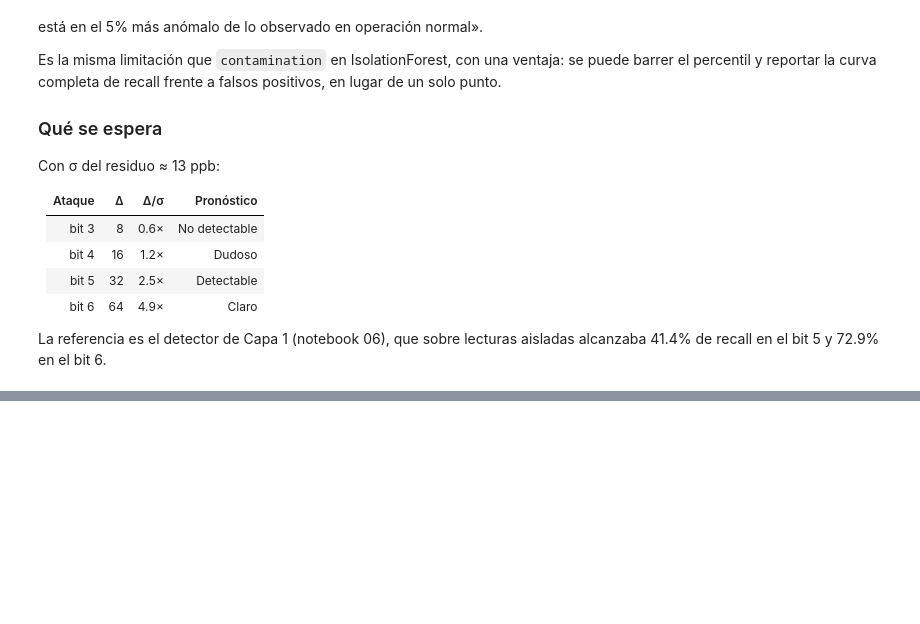
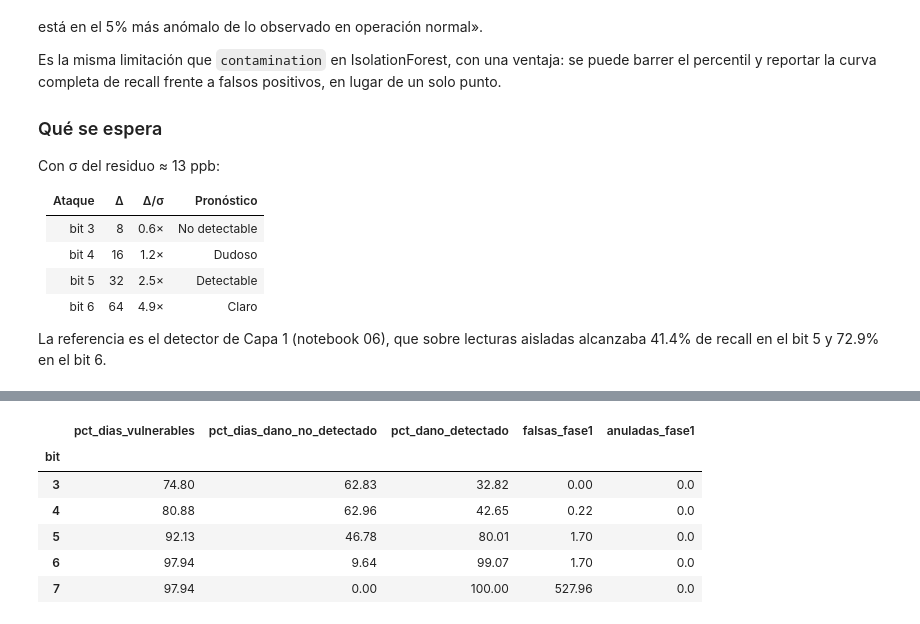
Before and after one commit to JoseLili/lorawan11-rama-detection, a Jupyter notebook: notebooks/07_multiestacion.ipynb, the cells around one changed output, grey strips where cells are left out. Saved outputs shown, nothing was run; the diff lists cells and outputs as text; code cells hidden in the pictures; blank space fills up the shorter version.

Commit message:
analysis: add multi-station LSTM attack evaluation

```diff
--- a/notebooks/07_multiestacion.ipynb
+++ b/notebooks/07_multiestacion.ipynb
@@ -1207,0 +1187,70 @@ plt.show()
+# %%
+# Ataques multiestacion: entrenamiento V4 limpio + evaluacion exhaustiva.
+from src.attack.blind import generar_dataset
+BITS_ATAQUE = [3, 4, 5, 6, 7]
+TAU_FASE1, TAU_FASE2 = 155, 200
+resultados_ataque = []
+
+for numero, objetivo in enumerate(estaciones_33, start=1):
+    tf.keras.backend.clear_session()
+    semilla = 1000 + numero
+    np.random.seed(semilla); random.seed(semilla); tf.random.set_seed(semilla)
+    perfil = perfil_adaptativo(matriz_33[objetivo], dias=DIAS_PERFIL)
+    perfil_tr, perfil_te = perfil.iloc[:corte_33], perfil.iloc[corte_33:]
+    Xtr, ytr, _, _, mu, sigma = construir_ventanas(mat_tr_33, objetivo, ventana=VENTANA, perfil=perfil_tr, predecir_desviacion=True)
+    Xte, _, _, _, _, _ = construir_ventanas(mat_te_33, objetivo, ventana=VENTANA, mu=mu, sigma=sigma, perfil=perfil_te, predecir_desviacion=True)
+    if len(Xtr) == 0 or len(Xte) == 0:
+        print(f'{objetivo}: omitida (sin ventanas validas)')
+        continue
+    modelo = construir_modelo(ventana=VENTANA, n_features=Xtr.shape[2])
+    entrenar(modelo, Xtr, ytr, val_frac=0.2, epocas=EPOCAS, verbose=0)
+    Xc, yc, _, Bc, _, _ = construir_ventanas(mat_tr_33, objetivo, ventana=VENTANA, mu=mu, sigma=sigma, perfil=perfil_tr, predecir_desviacion=True)
+    umbral = float(np.percentile(np.abs((Bc + yc) - (Bc + modelo.predict(Xc, verbose=0).flatten())), 95))
+    serie_te = pd.DataFrame({'timestamp': mat_te_33.index, 'value': mat_te_33[objetivo].to_numpy()})
+    dias_disp = serie_te.loc[serie_te.value.notna(), 'timestamp'].dt.normalize().nunique()
+
+    for bit in BITS_ATAQUE:
+        # Tasa 1.0 caracteriza todas las lecturas validas, sin muestreo aleatorio.
+        atk = generar_dataset(serie_te, bit=bit, tasa=1.0, seed=semilla)
+        mat_a = mat_te_33.copy()
+        mat_a[objetivo] = atk.set_index('timestamp').received_value.reindex(mat_a.index)
+        Xa, ya, tsa, Ba, _, _ = construir_ventanas(mat_a, objetivo, ventana=VENTANA, mu=mu, sigma=sigma, perfil=perfil_te, predecir_desviacion=True)
+        if len(Xa) == 0:
+            continue
+        ai = atk.set_index('timestamp').reindex(pd.to_datetime(tsa))
+        recibido = Ba + ya
+        predicho = Ba + modelo.predict(Xa, verbose=0).flatten()
+        marcado = np.abs(recibido - predicho) > umbral
+        dano = ai['daño'].fillna(0).to_numpy().astype(int) == 1
+        original, recibido_real = ai.original_value.to_numpy(), ai.received_value.to_numpy()
+        fechas = pd.to_datetime(tsa).normalize()
+        n_atk, n_dano = len(ai), int(dano.sum())
+        n_dd, n_dnd = int((dano & marcado).sum()), int((dano & ~marcado).sum())
+        falsa1 = (original < TAU_FASE1) & (recibido_real >= TAU_FASE1)
+        anulada1 = (original >= TAU_FASE1) & (recibido_real < TAU_FASE1)
+        # Fase 2: estos son cruces instantaneos de 200 ppb.
+        # La condicion de permanencia durante una hora se evaluara aparte.
+        cruce2_arriba = (original < TAU_FASE2) & (recibido_real >= TAU_FASE2)
+        cruce2_abajo = (original >= TAU_FASE2) & (recibido_real < TAU_FASE2)
+        dv = int(pd.Index(fechas[dano]).nunique())
+        dnd = int(pd.Index(fechas[dano & ~marcado]).nunique())
+        resultados_ataque.append({'estacion': objetivo, 'bit': bit, 'delta_ppb': 2**bit, 'umbral_p95_ppb': umbral,
+            'n_ataques': n_atk, 'n_dano_banda': n_dano, 'n_detectados': int(marcado.sum()),
+            'n_dano_detectado': n_dd, 'n_dano_no_detectado': n_dnd,
+            'pct_dano': 100*n_dano/n_atk if n_atk else np.nan,
+            'pct_dano_detectado': 100*n_dd/n_dano if n_dano else 0.0,
+            'pct_dano_no_detectado': 100*n_dnd/n_dano if n_dano else 0.0,
+            'dias_disponibles': dias_disp, 'dias_vulnerables': dv, 'dias_no_detectados': dnd,
+            'pct_dias_vulnerables': 100*dv/dias_disp if dias_disp else np.nan,
+            'pct_dias_dano_no_detectado': 100*dnd/dias_disp if dias_disp else np.nan,
+            'falsas_fase1': int(falsa1.sum()), 'anuladas_fase1': int(anulada1.sum()),
+            'cruces_fase2_arriba': int(cruce2_arriba.sum()), 'cruces_fase2_abajo': int(cruce2_abajo.sum())})
+    print(f'{numero:02d}/{len(estaciones_33)} {objetivo}: p95={umbral:.2f} ppb | ventanas={len(Xte)}')
+    del modelo, Xtr, ytr, Xte, Xc, yc, Xa, ya
+    gc.collect()
+
+ataques_33 = pd.DataFrame(resultados_ataque)
+ataques_33.to_csv(RAIZ / 'results' / 'ataques_lstm_todas_estaciones.csv', index=False)
+print('Resumen por bit:')
+display(ataques_33.groupby('bit')[['pct_dias_vulnerables', 'pct_dias_dano_no_detectado', 'pct_dano_detectado', 'falsas_fase1', 'anuladas_fase1']].mean().round(2))
+# %% [output]
@@ -1207,0 +1274,7 @@ plt.show()
+|  | pct_dias_vulnerables | pct_dias_dano_no_detectado | pct_dano_detectado | falsas_fase1 | anuladas_fase1 |
+| bit |  |  |  |  |  |
+| 3 | 74.80 | 62.83 | 32.82 | 0.00 | 0.0 |
+| 4 | 80.88 | 62.96 | 42.65 | 0.22 | 0.0 |
+| 5 | 92.13 | 46.78 | 80.01 | 1.70 | 0.0 |
+| 6 | 97.94 | 9.64 | 99.07 | 1.70 | 0.0 |
+| 7 | 97.94 | 0.00 | 100.00 | 527.96 | 0.0 |
```
Also changed, not shown: parts of 21 cells of this notebook, 6 other files.
